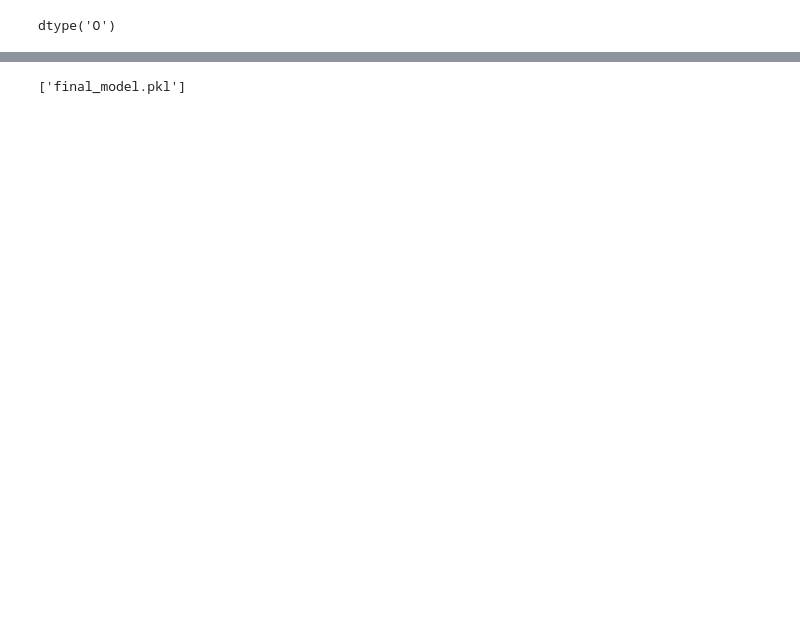
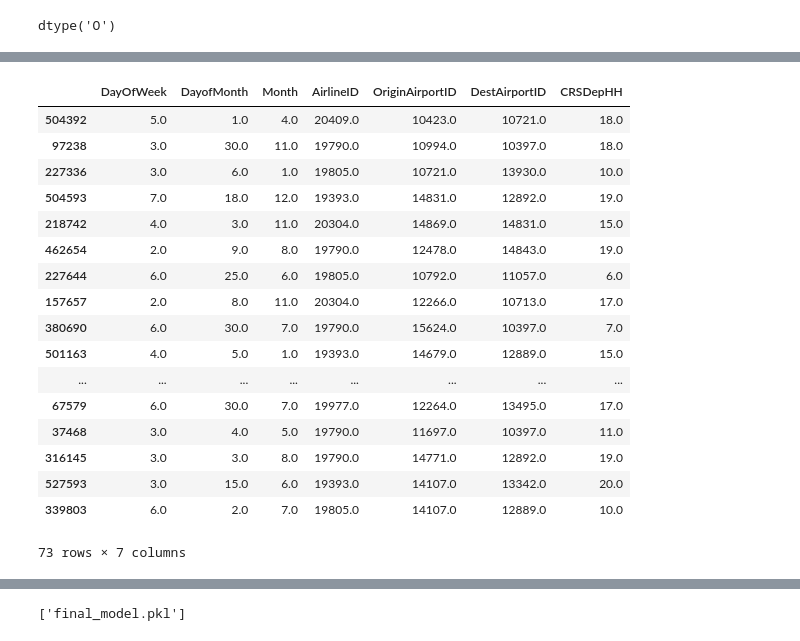
Before and after one commit to usingamgad/flight_delay, a Jupyter notebook: flight_delay_model.ipynb, the cells around one changed output, grey strips where cells are left out. Saved outputs shown, nothing was run; the diff lists cells and outputs as text; code cells hidden in the pictures; blank space fills up the shorter version.

```diff
--- a/flight_delay_model.ipynb
+++ b/flight_delay_model.ipynb
@@ -241,7 +291,7 @@ dtype('O')
 # %%
 from sklearn.model_selection import train_test_split
 # %%
-X_train, X_test, y_train, y_test = train_test_split(x, y, test_size=0.3, random_state=0)
+X_train, X_test, y_train, y_test = train_test_split(X_res, y_res, test_size=0.3, random_state=0)
 # %%
 #X_train = X_train.reshape(-1,1)
 # %%
@@ -285,0 +336,29 @@ accuracy_score(y_train, y_pred_train)
+# %%
+from sklearn.externals import joblib
+
+clf = joblib.load('final_model.pkl')
+# %%
+y_predict = clf.predict(X_test[:100])
+# %%
+samples = X_test[:100]
+# %%
+samples[y_predict==y_test[:100]]
+# %% [output]
+|  | DayOfWeek | DayofMonth | Month | AirlineID | OriginAirportID | DestAirportID | CRSDepHH |
+| 504392 | 5.0 | 1.0 | 4.0 | 20409.0 | 10423.0 | 10721.0 | 18.0 |
+| 97238 | 3.0 | 30.0 | 11.0 | 19790.0 | 10994.0 | 10397.0 | 18.0 |
+| 227336 | 3.0 | 6.0 | 1.0 | 19805.0 | 10721.0 | 13930.0 | 10.0 |
+| 504593 | 7.0 | 18.0 | 12.0 | 19393.0 | 14831.0 | 12892.0 | 19.0 |
+| 218742 | 4.0 | 3.0 | 11.0 | 20304.0 | 14869.0 | 14831.0 | 15.0 |
+| 462654 | 2.0 | 9.0 | 8.0 | 19790.0 | 12478.0 | 14843.0 | 19.0 |
+| 227644 | 6.0 | 25.0 | 6.0 | 19805.0 | 10792.0 | 11057.0 | 6.0 |
+| 157657 | 2.0 | 8.0 | 11.0 | 20304.0 | 12266.0 | 10713.0 | 17.0 |
+| 380690 | 6.0 | 30.0 | 7.0 | 19790.0 | 15624.0 | 10397.0 | 7.0 |
+| 501163 | 4.0 | 5.0 | 1.0 | 19393.0 | 14679.0 | 12889.0 | 15.0 |
+| ... | ... | ... | ... | ... | ... | ... | ... |
+| 67579 | 6.0 | 30.0 | 7.0 | 19977.0 | 12264.0 | 13495.0 | 17.0 |
+| 37468 | 3.0 | 4.0 | 5.0 | 19790.0 | 11697.0 | 10397.0 | 11.0 |
+| 316145 | 3.0 | 3.0 | 8.0 | 19790.0 | 14771.0 | 12892.0 | 19.0 |
+| 527593 | 3.0 | 15.0 | 6.0 | 19393.0 | 14107.0 | 13342.0 | 20.0 |
+| 339803 | 6.0 | 2.0 | 7.0 | 19805.0 | 14107.0 | 12889.0 | 10.0 |
+73 rows × 7 columns
```
Also changed, not shown: parts of 35 cells of this notebook.
